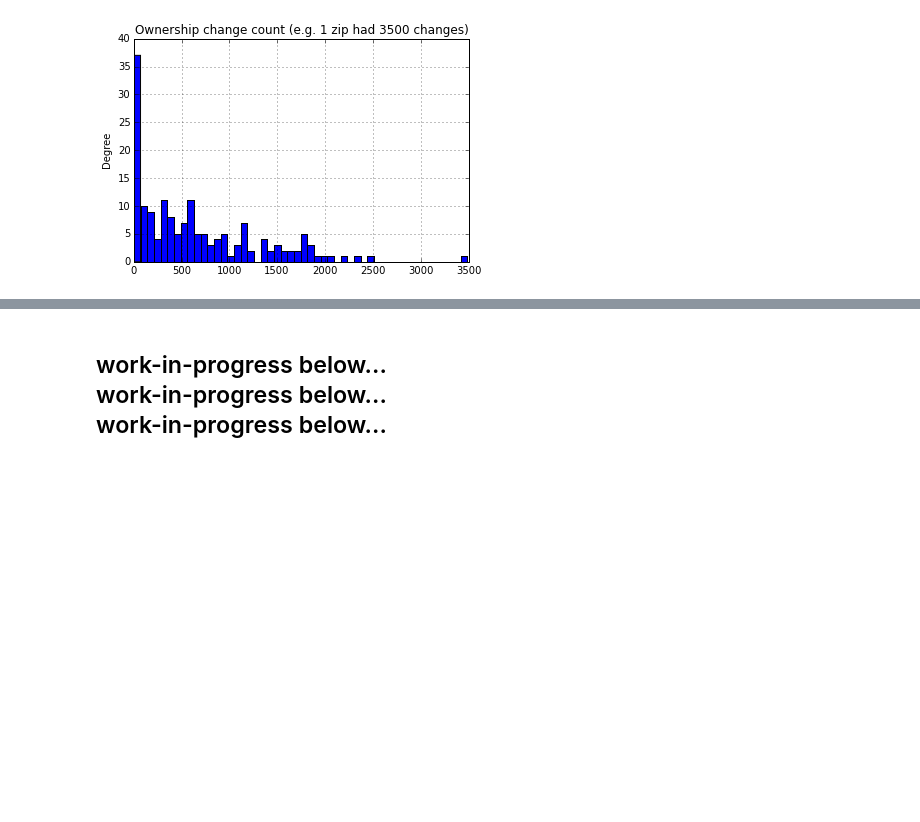
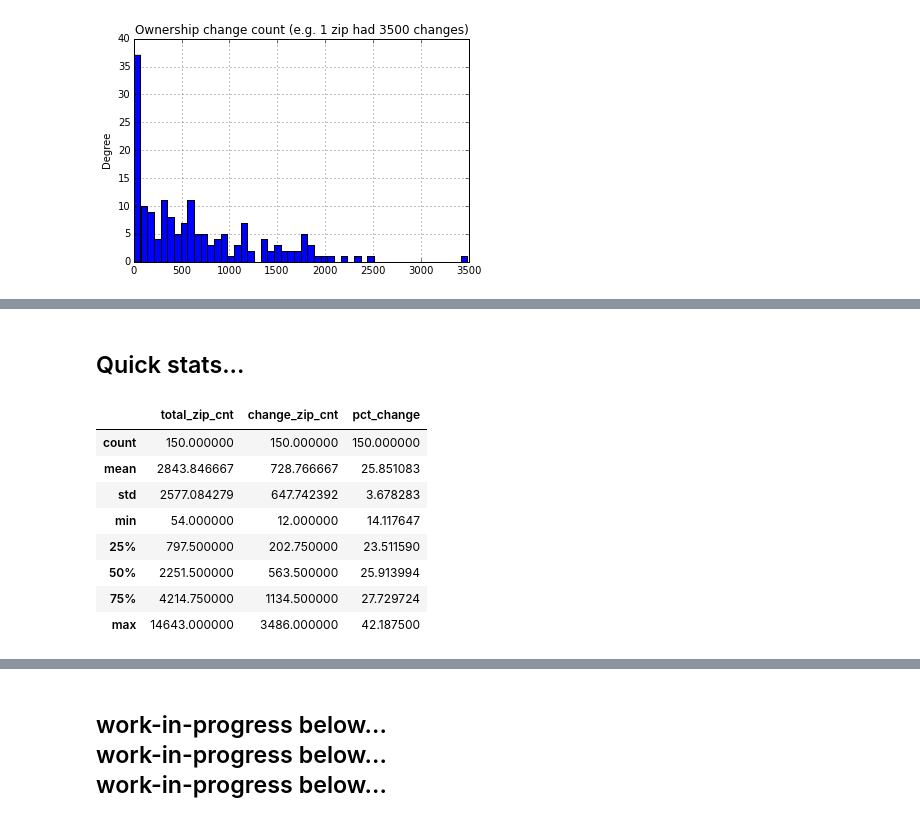
Before and after one commit to jdsketches/data_playground, a Jupyter notebook: enigma_2010_vs_2014_nyc_props.ipynb, the cells around one changed output, grey strips where cells are left out. Saved outputs shown, nothing was run; the diff lists cells and outputs as text; code cells hidden in the pictures; blank space fills up the shorter version.

```diff
--- a/enigma_2010_vs_2014_nyc_props.ipynb
+++ b/enigma_2010_vs_2014_nyc_props.ipynb
@@ -766,0 +910,14 @@ grpbyzip_own_change.size().order(
+# %% [markdown]
+## Quick stats...
+# %%
+df_zip_cmp.describe()
+# %% [output]
+|  | total_zip_cnt | change_zip_cnt | pct_change |
+| count | 150.000000 | 150.000000 | 150.000000 |
+| mean | 2843.846667 | 728.766667 | 25.851083 |
+| std | 2577.084279 | 647.742392 | 3.678283 |
+| min | 54.000000 | 12.000000 | 14.117647 |
+| 25% | 797.500000 | 202.750000 | 23.511590 |
+| 50% | 2251.500000 | 563.500000 | 25.913994 |
+| 75% | 4214.750000 | 1134.500000 | 27.729724 |
+| max | 14643.000000 | 3486.000000 | 42.187500 |
```
Also changed, not shown: parts of 9 cells of this notebook.
